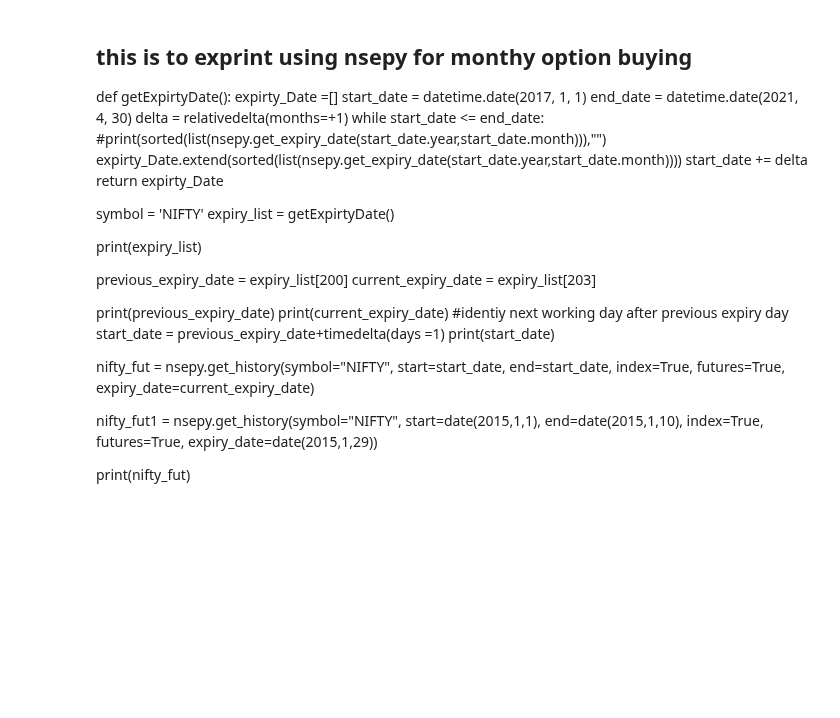
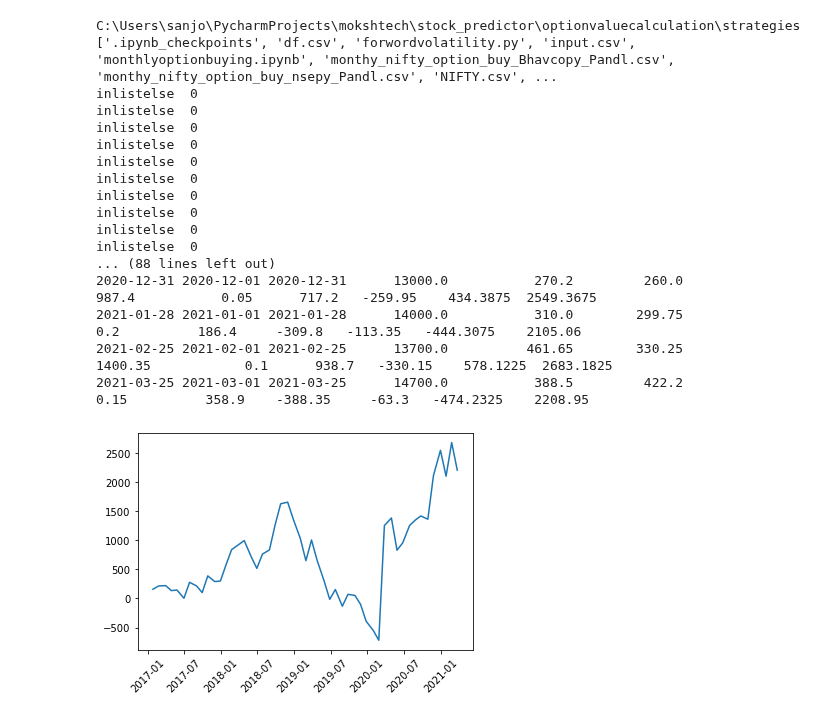
Before and after one commit to SanjotRaibagkar/mokshtech, a Jupyter notebook: stock_predictor/optionvaluecalculation/strategies/monthlyoptionbuying.ipynb, the cells around one changed output. Saved outputs shown, nothing was run; the diff lists cells and outputs as text; code cells hidden in the pictures; blank space fills up the shorter version.

```diff
--- a/stock_predictor/optionvaluecalculation/strategies/monthlyoptionbuying.ipynb
+++ b/stock_predictor/optionvaluecalculation/strategies/monthlyoptionbuying.ipynb
@@ -134,49 +213,0 @@ plt.show()
-# %% [markdown]
-
-## this is to exprint using nsepy for monthy option buying
-
-def getExpirtyDate():
-    expirty_Date  =[]
-    start_date = datetime.date(2017, 1, 1)
-    end_date = datetime.date(2021, 4, 30)
-    delta = relativedelta(months=+1)
-    while start_date <= end_date:
-        #print(sorted(list(nsepy.get_expiry_date(start_date.year,start_date.month))),"")
-        expirty_Date.extend(sorted(list(nsepy.get_expiry_date(start_date.year,start_date.month))))
-        start_date += delta
-    return expirty_Date
-
-
-
-
-
-
-symbol = 'NIFTY'
-expiry_list = getExpirtyDate()
-
-print(expiry_list)
-
-previous_expiry_date = expiry_list[200]
-current_expiry_date = expiry_list[203]
-
-print(previous_expiry_date)
-print(current_expiry_date)
-#identiy next working day after previous expiry day
-start_date = previous_expiry_date+timedelta(days =1)
-print(start_date)
-
-nifty_fut = nsepy.get_history(symbol="NIFTY",
-                        start=start_date,
-                        end=start_date,
-                        index=True,
-                        futures=True,
-                        expiry_date=current_expiry_date)
-
-nifty_fut1 = nsepy.get_history(symbol="NIFTY",
-                        start=date(2015,1,1),
-                        end=date(2015,1,10),
-                        index=True,
-                        futures=True,
-                        expiry_date=date(2015,1,29))
-
-print(nifty_fut)
@@ -182,0 +317,27 @@ print(nifty_fut)
+# %%
+
+    month_profit_loss =monthlyOptionBuyusingNsePy()
+    plt.xticks(rotation=45)
+
+    plt.plot(month_profit_loss['Sell_Date'], month_profit_loss['Cum_PandL'])
+    plt.show()
+    month_profit_loss.to_csv("monthy_nifty_option_buy_nsepy_Pandl.csv")
+# %% [output]
+C:\Users\sanjo\PycharmProjects\mokshtech\stock_predictor\optionvaluecalculation\strategies
+['.ipynb_checkpoints', 'df.csv', 'forwordvolatility.py', 'input.csv', 'monthlyoptionbuying.ipynb', 'monthy_nifty_option_buy_Bhavcopy_Pandl.csv', 'monthy_nifty_option_buy_nsepy_Pandl.csv', 'NIFTY.csv', ...
+inlistelse  0
+inlistelse  0
+inlistelse  0
+inlistelse  0
+inlistelse  0
+inlistelse  0
+inlistelse  0
+inlistelse  0
+inlistelse  0
+inlistelse  0
+... (88 lines left out)
+2020-12-31 2020-12-01 2020-12-31      13000.0           270.2         260.0           987.4           0.05      717.2   -259.95    434.3875  2549.3675
+2021-01-28 2021-01-01 2021-01-28      14000.0           310.0        299.75             0.2          186.4     -309.8   -113.35   -444.3075    2105.06
+2021-02-25 2021-02-01 2021-02-25      13700.0          461.65        330.25         1400.35            0.1      938.7   -330.15    578.1225  2683.1825
+2021-03-25 2021-03-01 2021-03-25      14700.0           388.5         422.2            0.15          358.9    -388.35     -63.3   -474.2325    2208.95
+[figure, added]
```
Also changed, not shown: parts of 9 cells of this notebook, 5 other files.
